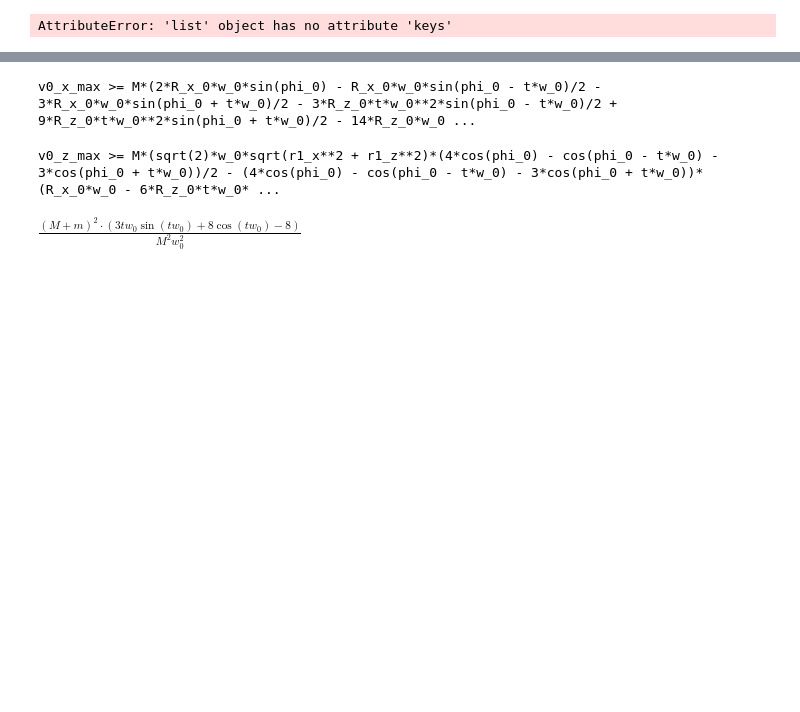
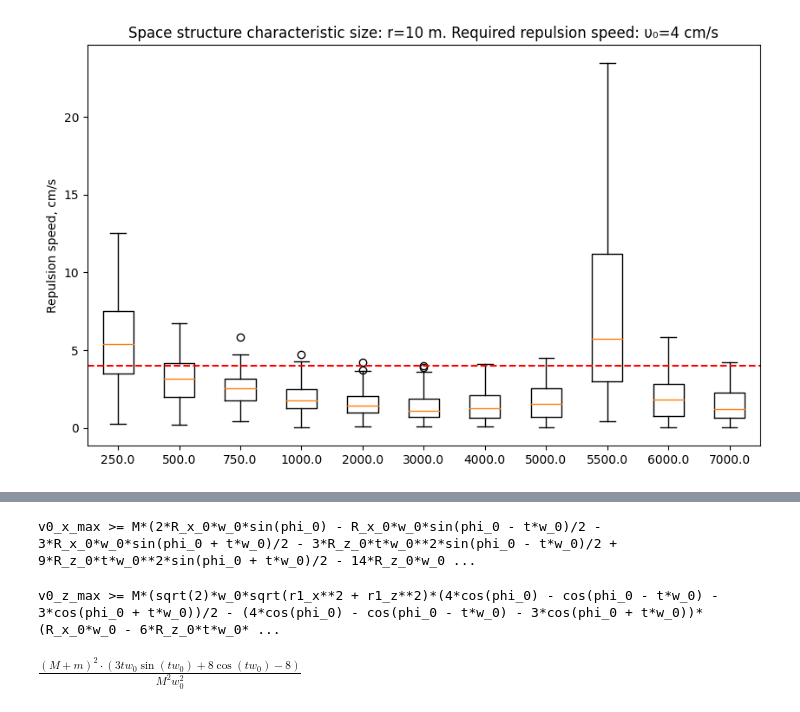
Before and after one commit to CamelCaseAverageEnjoyer/PythonCompendium, a Jupyter notebook: 5. Chapter 2 NIR.ipynb, the cells around one changed output, grey strips where cells are left out. Saved outputs shown, nothing was run; the diff lists cells and outputs as text; code cells hidden in the pictures; blank space fills up the shorter version.

```diff
--- a/5. Chapter 2 NIR.ipynb
+++ b/5. Chapter 2 NIR.ipynb
@@ -299,20 +300,27 @@ f.close()
 # %%
-v_needed_spread = dict()
-f = open('storage/v_value_from_t.txt', 'r')
-for line in f:
-    lst = line.split()
-    if len(lst) > 2:
-        r = float(lst[0])
-        T = float(lst[1])
-        v = float(lst[2])
-        if T in v_needed_spread.keys():
-            v_needed_spread[T] += [v * 100]
-        else:
-            v_needed_spread[T] = [v * 100]
-f.close()
-v_needed_spread = sorted(v_needed_spread.items())
-plt.boxplot([v_needed_spread[t] for t in v_needed_spread.keys()], labels=[f"t₁={t} s" for t in v_needed_spread.keys()])
-plt.ylabel(f"Repulsion speed, cm/s")
-plt.show()
+def draw_praeter_pictura(r_spread: int, reference: float):
+    v_needed_spread = dict()
+    f = open(f'storage/v_value_from_t_{r_spread}.txt', 'r')
+    for line in f:
+        lst = line.split()
+        if len(lst) > 2:
+            r = float(lst[0])
+            T = float(lst[1])
+            v = float(lst[2])
+            if T in v_needed_spread.keys():
+                v_needed_spread[T] += [v * 100]
+            else:
+                v_needed_spread[T] = [v * 100]
+    f.close()
+    fig = plt.figure(figsize=(10, 6))
+    tmp = sorted(v_needed_spread.items())
+    plt.boxplot([tmp[i][1] for i in range(len(tmp))], labels=[tmp[i][0] for i in range(len(tmp))])
+    left, right = plt.xlim()
+    plt.hlines(reference, xmin=left, xmax=right, color='r', linestyles='--')
+    plt.ylabel(f"Repulsion speed, cm/s")
+    plt.title(f"Space structure characteristic size: r={r_spread} m. Required repulsion speed: υ₀={reference} cm/s")
+    plt.show()
+
+draw_praeter_pictura(r_spread=10, reference=4)
 # %% [output]
-AttributeError: 'list' object has no attribute 'keys'
+[figure, added]
```
Also changed, not shown: parts of 36 cells of this notebook.
